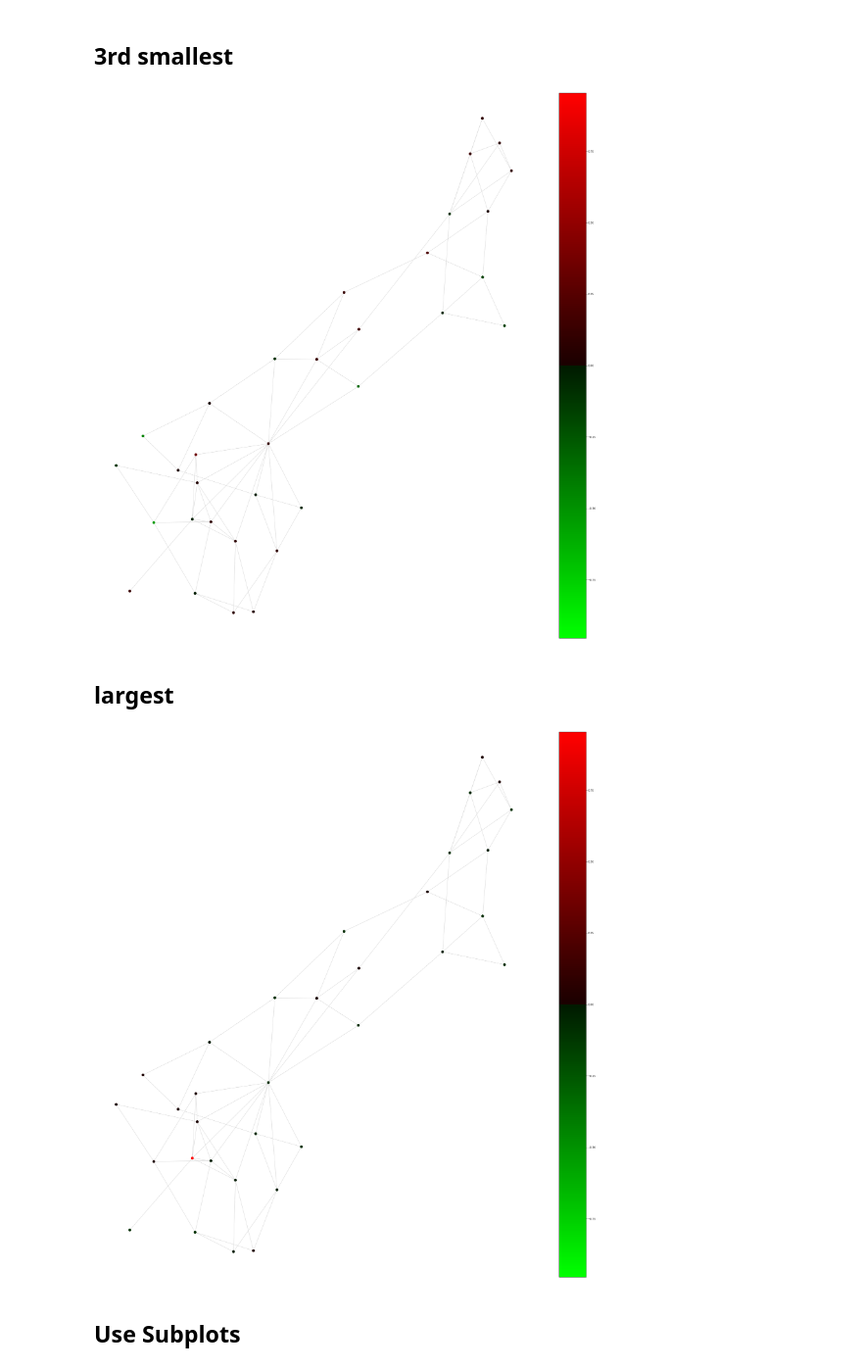
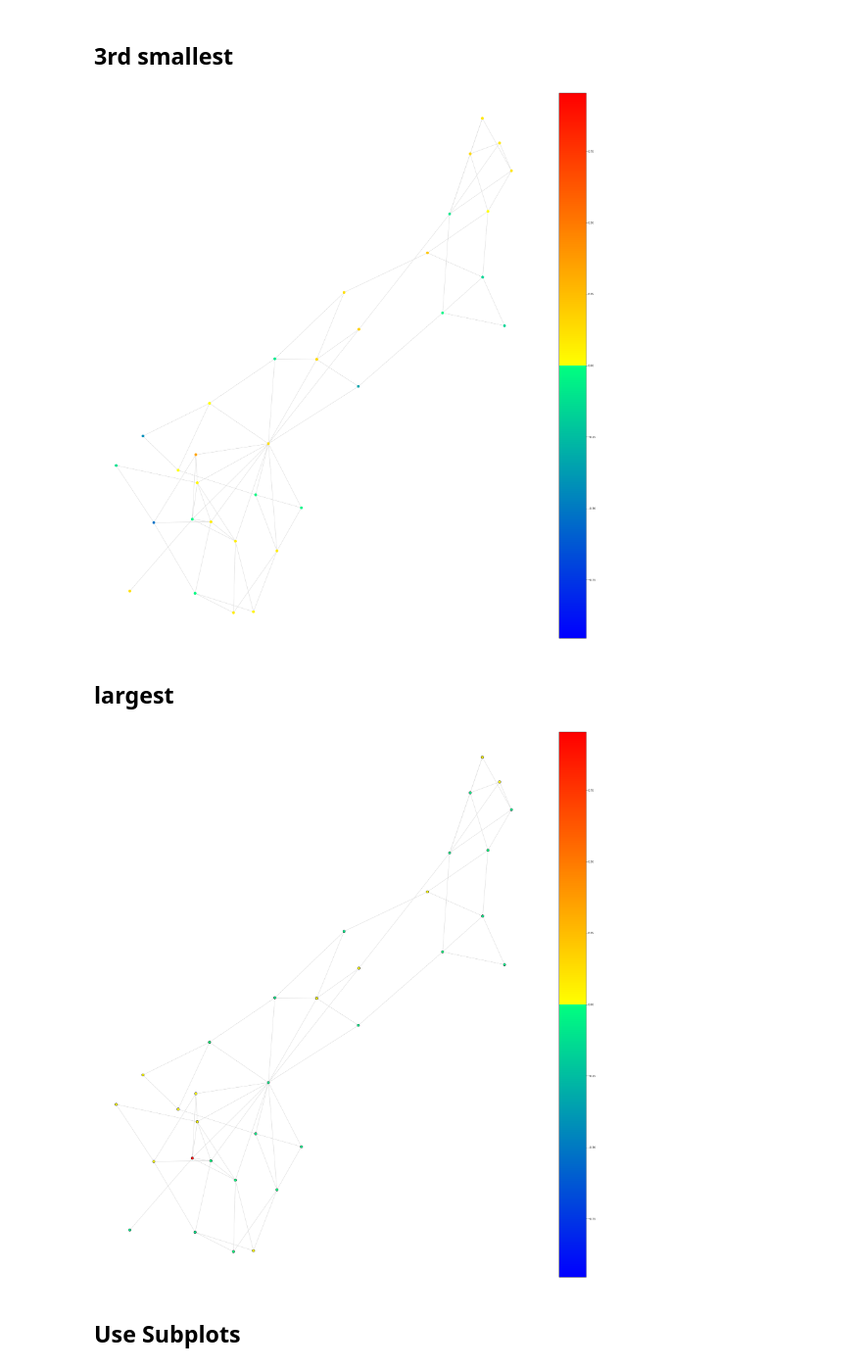
Before and after one commit to yuhouzhou/eigengene, a Jupyter notebook: src/KEGG-sce00010.ipynb, the cells around one changed output. Shown at 98% size. Drawn from its saved outputs; the diff is of its cells as text; code cells hidden in the pictures.

Commit message:
Finish BiGG model - update colormap to binary style - finish iND750

```diff
--- a/src/KEGG-sce00010.ipynb
+++ b/src/KEGG-sce00010.ipynb
@@ -247,3 +298,12 @@ ccmap = LinearSegmentedColormap('redGreen', cdict)
+# %%
+from matplotlib import cm
+from matplotlib.colors import ListedColormap
+winter = cm.get_cmap('winter', 128)
+autumn = cm.get_cmap('autumn_r', 128)
+
+newcolors = np.vstack((winter(np.linspace(0, 1, 128)),
+                       autumn(np.linspace(0, 1, 128))))
+ccmap = ListedColormap(newcolors, name='OrangeBlue')
 # %%
 def change_scale(eig):
     # smallest coefficient
@@ -320,22 +380,22 @@ sm.set_array([])
 plt.colorbar(sm)
 plt.show()
 # %% [output]
-[figure, old version]
+[figure, new version]
 # %% [markdown]
 ## largest
 # %%
 i_max = np.argmax(eig[0])
 v3 = eig[1][:, i_max].T.tolist()[0]
 # node_color is the coefficient of eigenvectors
-nx.draw(G, layout, node_size=100, node_color=v3, edge_color="#cccccc", cmap=ccmap, vmin=vmin, vmax=vmax)
+nx.draw(G, layout, node_size=100, node_color=v3, edge_color="#cccccc", cmap=ccmap, vmin=vmin, vmax=vmax, edgecolors='#000000')
 plt.axis('off')
 # plt.savefig('../images/laplacian.png')
 sm = plt.cm.ScalarMappable(cmap=ccmap, norm=plt.Normalize(vmin=vmin, vmax=vmax))
 sm.set_array([])
 plt.colorbar(sm)
 plt.show()
 # %% [output]
-[figure, old version]
+[figure, new version]
 # %% [markdown]
 ## Use Subplots
 # %%
```
Also changed, not shown: parts of 7 cells of this notebook, 3 other files.
